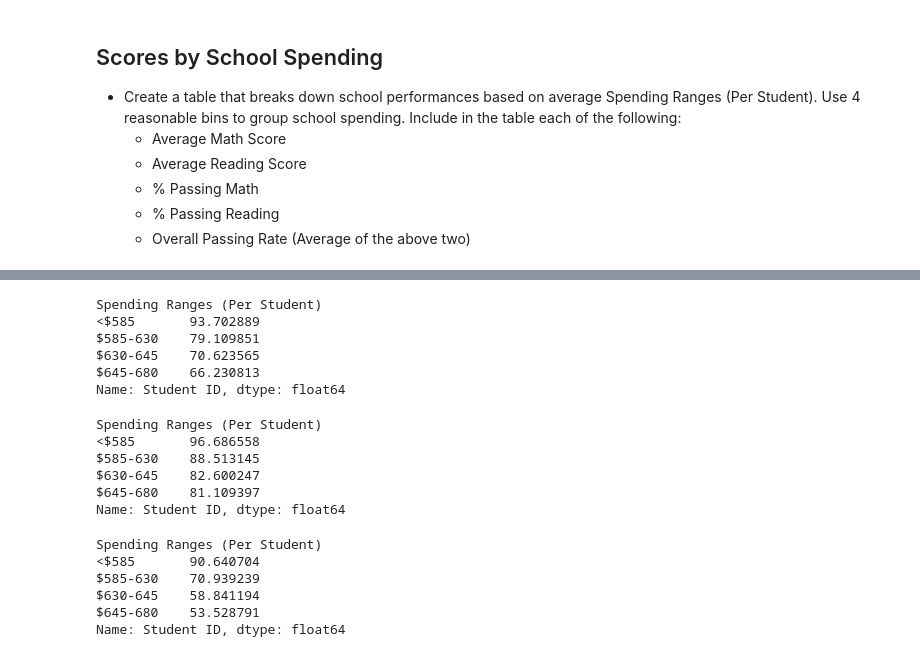
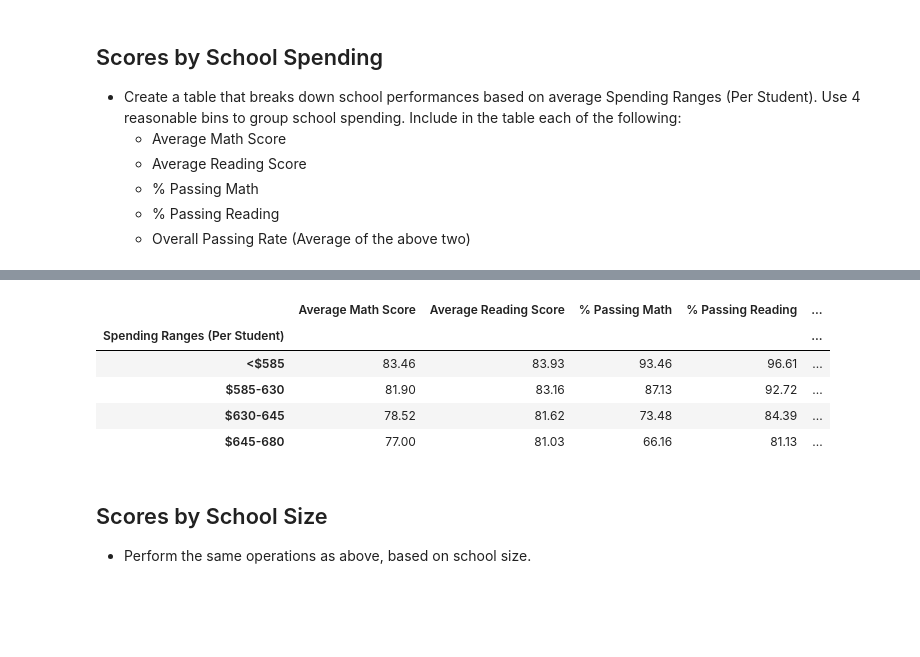
Before and after one commit to nouyang0620/pandas-challenge, a Jupyter notebook: PyCitySchools/PyCitySchools.ipynb, the cells around one changed output, grey strips where cells are left out. Saved outputs shown, nothing was run; the diff lists cells and outputs as text; code cells hidden in the pictures; blank space fills up the shorter version.

```diff
--- a/PyCitySchools/PyCitySchools.ipynb
+++ b/PyCitySchools/PyCitySchools.ipynb
@@ -549,36 +303,0 @@ Name: reading_score, dtype: float64
-# %%
-# Get % passing math
-pass_math = complete_data[complete_data['math_score'] >= 70].groupby('Spending Ranges (Per Student)')['Student ID'].count()/grouped_spending['Student ID'].count()*100
-
-pass_math
-# %% [output]
-Spending Ranges (Per Student)
-<$585       93.702889
-$585-630    79.109851
-$630-645    70.623565
-$645-680    66.230813
-Name: Student ID, dtype: float64
-# %%
-# Get % passing reading
-pass_reading = complete_data[complete_data['reading_score'] >= 70].groupby('Spending Ranges (Per Student)')['Student ID'].count()/grouped_spending['Student ID'].count()*100
-
-pass_reading
-# %% [output]
-Spending Ranges (Per Student)
-<$585       96.686558
-$585-630    88.513145
-$630-645    82.600247
-$645-680    81.109397
-Name: Student ID, dtype: float64
-# %%
-# Get overall passing rate
-overall_passing = complete_data[(complete_data['math_score'] >= 70) & (complete_data['reading_score'] >= 70)].groupby('Spending Ranges (Per Student)')['Student ID'].count()/grouped_spending['Student ID'].count()*100
-
-overall_passing
-# %% [output]
-Spending Ranges (Per Student)
-<$585       90.640704
-$585-630    70.939239
-$630-645    58.841194
-$645-680    53.528791
-Name: Student ID, dtype: float64
@@ -584,0 +308,39 @@ Name: Student ID, dtype: float64
+# %%
+# Reset index
+school_summary = school_summary.reset_index()
+
+# Set Per Student Budget to float
+school_summary["Per Student Budget"] = school_summary["Per Student Budget"].apply(lambda x: x.replace('$', '')).astype('float')
+
+# Add ranges
+school_summary["Spending Ranges (Per Student)"] = pd.cut(school_summary["Per Student Budget"], bins, labels=group_names)
+
+# Group by ranges
+grouped_spending = school_summary.groupby(["Spending Ranges (Per Student)"])
+
+# Get values
+grouped_spending_summary = grouped_spending.mean()
+
+# Drop unneeded column
+grouped_spending_summary.drop("Per Student Budget", inplace=True, axis=1)
+
+# Display
+grouped_spending_summary[["Average Math Score",
+                         "Average Reading Score",
+                         "% Passing Math",
+                         "% Passing Reading",
+                         "% Overall Passing"]]
+
+# Format decimal places
+grouped_spending_summary.round(2)
+# %% [output]
+|  | Average Math Score | Average Reading Score | % Passing Math | % Passing Reading | ... |
+| Spending Ranges (Per Student) |  |  |  |  | ... |
+| <$585 | 83.46 | 83.93 | 93.46 | 96.61 | ... |
+| $585-630 | 81.90 | 83.16 | 87.13 | 92.72 | ... |
+| $630-645 | 78.52 | 81.62 | 73.48 | 84.39 | ... |
+| $645-680 | 77.00 | 81.03 | 66.16 | 81.13 | ... |
+# %% [markdown]
+## Scores by School Size
+
+* Perform the same operations as above, based on school size.
```
Also changed, not shown: parts of 31 cells of this notebook, 2 other files.
